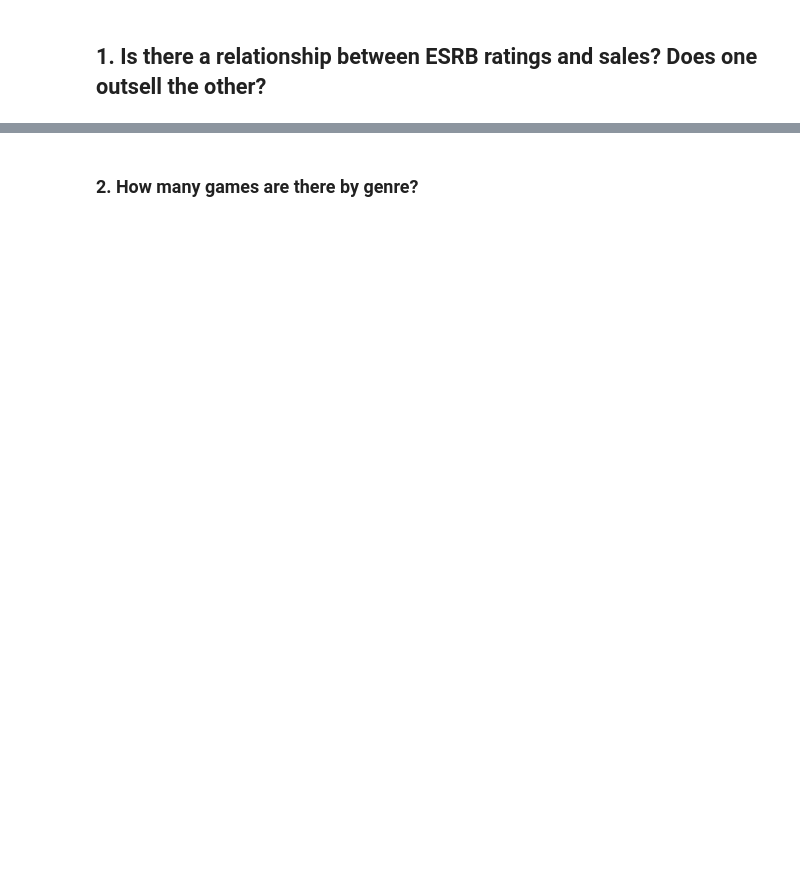
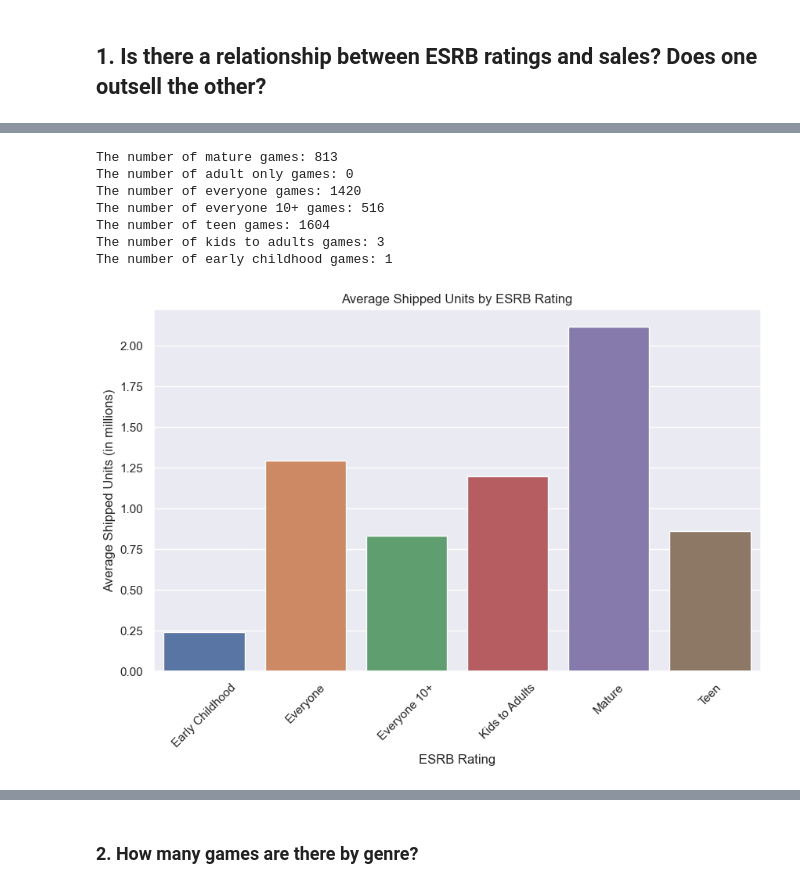
Before and after one commit to thenicknash/video-game-capstone-analysis, a Jupyter notebook: notebooks/sales_esrb_rating_analysis.ipynb, the cells around one changed output, grey strips where cells are left out. Cells and saved outputs as stored; diff of their text form; code cells hidden in the pictures; blank space fills up the shorter version.

```diff
--- a/notebooks/sales_esrb_rating_analysis.ipynb
+++ b/notebooks/sales_esrb_rating_analysis.ipynb
@@ -46,0 +32,36 @@ The number of games we are analyzing for this question: 4357
+# %%
+mature_games_df = games_df[games_df['esrb_rating'] == 'M']
+adult_only_games_df = games_df[games_df['esrb_rating'] == 'AO']
+everyone_games_df = games_df[games_df['esrb_rating'] == 'E']
+everyone_10_games_df = games_df[games_df['esrb_rating'] == 'E10+']
+teen_games_df = games_df[games_df['esrb_rating'] == 'T']
+kids_to_adults_games_df = games_df[games_df['esrb_rating'] == 'K-A']
+early_childhood_games_df = games_df[games_df['esrb_rating'] == 'EC']
+
+print(f'The number of mature games: {len(mature_games_df)}')
+print(f'The number of adult only games: {len(adult_only_games_df)}')
+print(f'The number of everyone games: {len(everyone_games_df)}')
+print(f'The number of everyone 10+ games: {len(everyone_10_games_df)}')
+print(f'The number of teen games: {len(teen_games_df)}')
+print(f'The number of kids to adults games: {len(kids_to_adults_games_df)}')
+print(f'The number of early childhood games: {len(early_childhood_games_df)}')
+
+# Determining which ESRB rating has the highest average sales
+esrb_rating_by_sales_df = sales_esrb_rating_full_df.groupby('esrb_rating_full').mean().reset_index().rename(columns={'total_shipped': 'sales_in_millions'})
+
+plt.figure(figsize=(10, 6))
+sns.barplot(x=esrb_rating_by_sales_df['esrb_rating_full'], y=esrb_rating_by_sales_df['sales_in_millions'], errorbar=None)
+plt.title('Average Shipped Units by ESRB Rating')
+plt.xlabel('ESRB Rating')
+plt.xticks(rotation=45)
+plt.ylabel('Average Shipped Units (in millions)')
+plt.show()
+# %% [output]
+The number of mature games: 813
+The number of adult only games: 0
+The number of everyone games: 1420
+The number of everyone 10+ games: 516
+The number of teen games: 1604
+The number of kids to adults games: 3
+The number of early childhood games: 1
+[figure, added]
```
Also changed, not shown: parts of 6 cells of this notebook, 1 other file.
